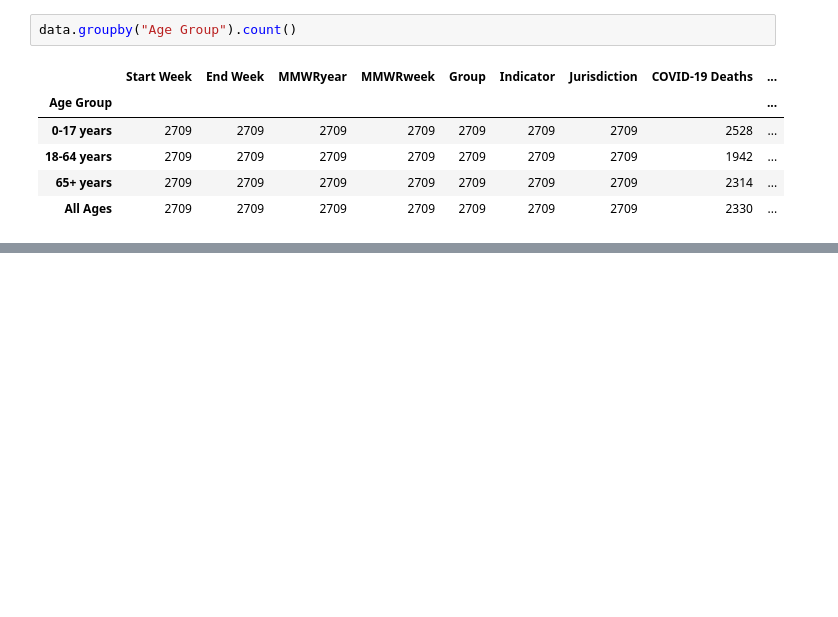
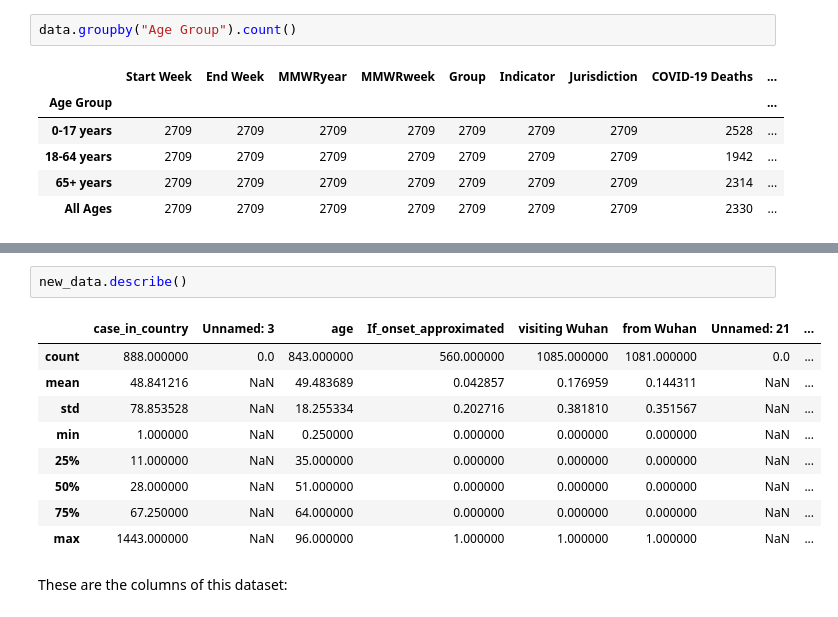
Before and after one commit to SamuelAlves96/DataScience4Covid19, a Jupyter notebook: trabalho_sib_covid.ipynb, the cells around one changed output, grey strips where cells are left out. Saved outputs shown, nothing was run; the diff lists cells and outputs as text; blank space fills up the shorter version.

```diff
--- a/trabalho_sib_covid.ipynb
+++ b/trabalho_sib_covid.ipynb
@@ -134,0 +168,14 @@ data.groupby("Age Group").count()
+# %%
+new_data.describe()
+# %% [output]
+|  | case_in_country | Unnamed: 3 | age | If_onset_approximated | visiting Wuhan | from Wuhan | Unnamed: 21 | ... |
+| count | 888.000000 | 0.0 | 843.000000 | 560.000000 | 1085.000000 | 1081.000000 | 0.0 | ... |
+| mean | 48.841216 | NaN | 49.483689 | 0.042857 | 0.176959 | 0.144311 | NaN | ... |
+| std | 78.853528 | NaN | 18.255334 | 0.202716 | 0.381810 | 0.351567 | NaN | ... |
+| min | 1.000000 | NaN | 0.250000 | 0.000000 | 0.000000 | 0.000000 | NaN | ... |
+| 25% | 11.000000 | NaN | 35.000000 | 0.000000 | 0.000000 | 0.000000 | NaN | ... |
+| 50% | 28.000000 | NaN | 51.000000 | 0.000000 | 0.000000 | 0.000000 | NaN | ... |
+| 75% | 67.250000 | NaN | 64.000000 | 0.000000 | 0.000000 | 0.000000 | NaN | ... |
+| max | 1443.000000 | NaN | 96.000000 | 1.000000 | 1.000000 | 1.000000 | NaN | ... |
+# %% [markdown]
+These are the columns of this dataset:
```
Also changed, not shown: parts of 18 cells of this notebook.
